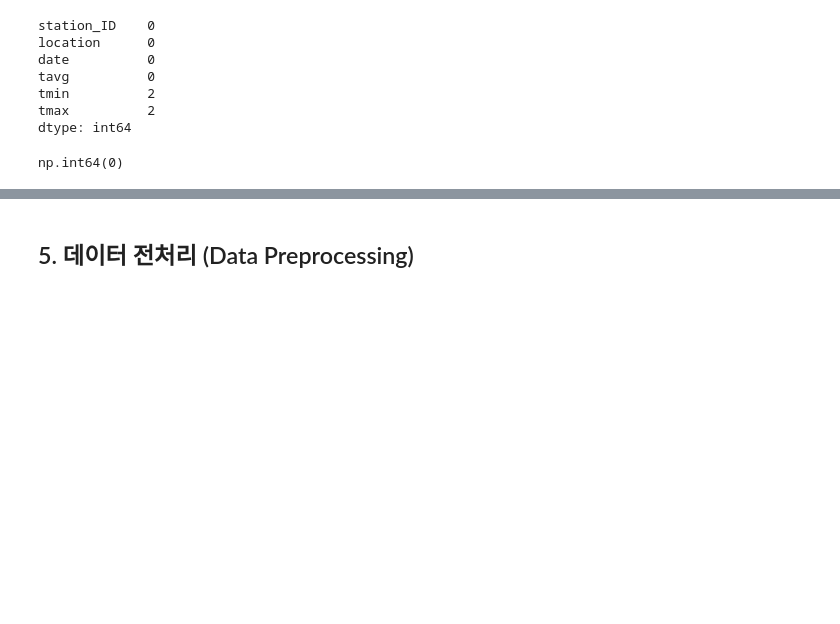
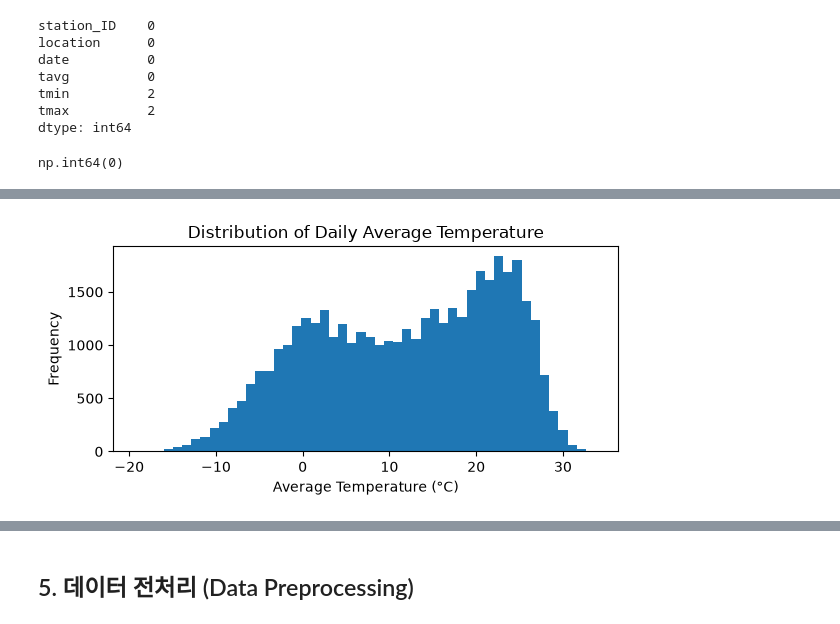
Before and after one commit to freepoincare/time-series-data-analysis, a Jupyter notebook: notebooks/1_EDA_preprocessing.ipynb, the cells around one changed output, grey strips where cells are left out. Cells and saved outputs as stored; diff of their text form; code cells hidden in the pictures; blank space fills up the shorter version.

```diff
--- a/notebooks/1_EDA_preprocessing.ipynb
+++ b/notebooks/1_EDA_preprocessing.ipynb
@@ -116,0 +138,10 @@ Visualization without modifying the raw data
+# %%
+plt.figure(figsize=(6, 3))
+plt.hist(df["tavg"].dropna(), bins=50)
+plt.xlabel("Average Temperature (°C)")
+plt.ylabel("Frequency")
+plt.title("Distribution of Daily Average Temperature")
+plt.tight_layout()
+plt.show()
+# %% [output]
+[figure, added]
```
Also changed, not shown: parts of 16 cells of this notebook.
